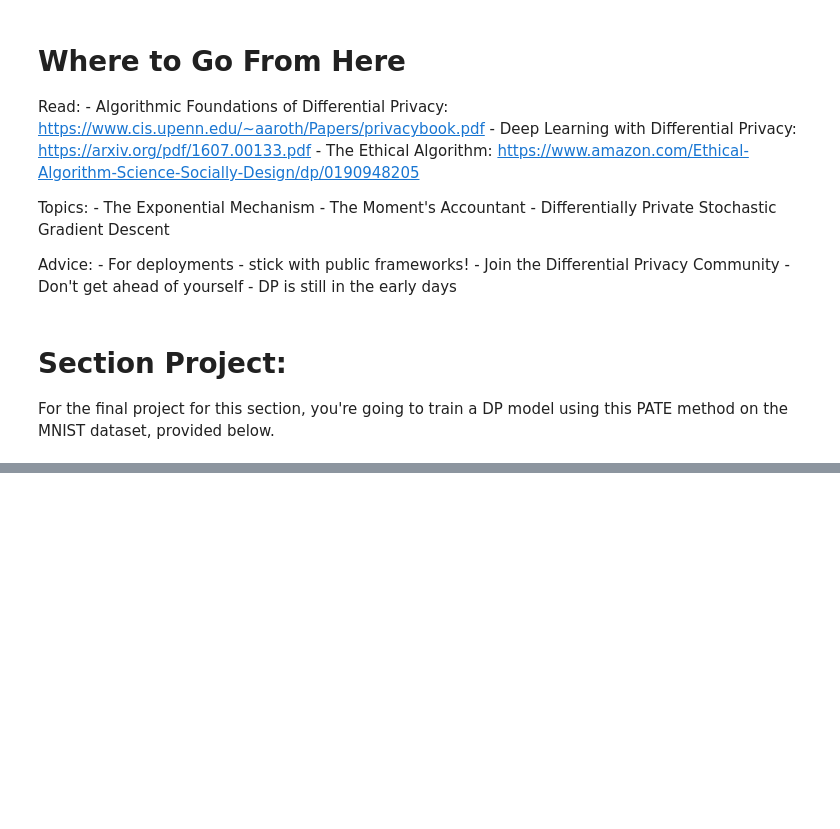
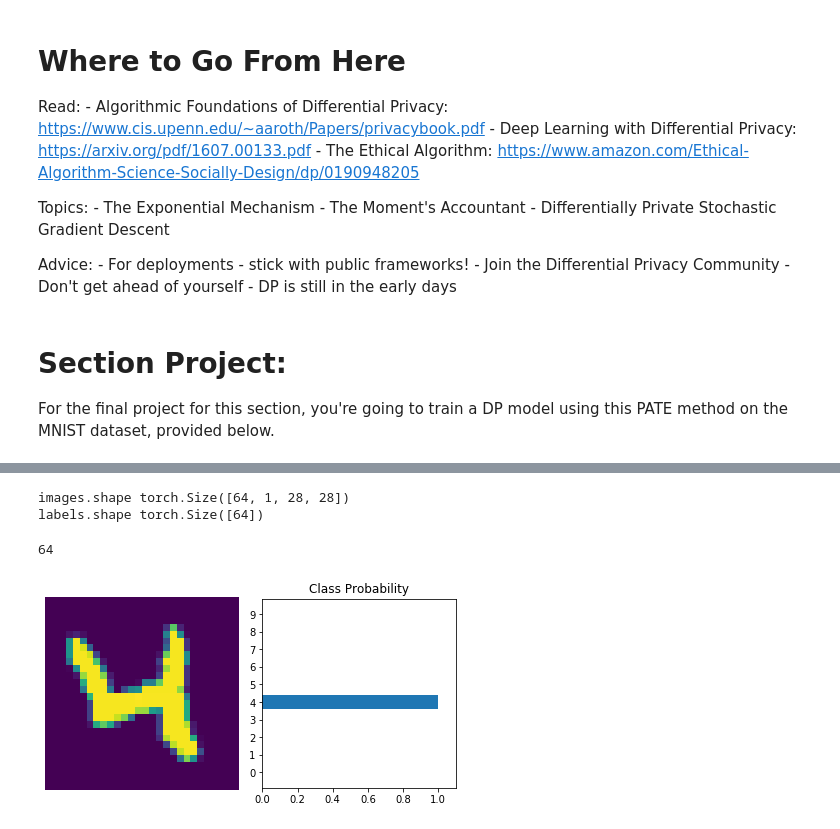
Before and after one commit to edgarinvillegas/private-ai, a Jupyter notebook: Section 1 - Differential Privacy.ipynb, the cells around one changed output, grey strips where cells are left out. Saved outputs shown, nothing was run; the diff lists cells and outputs as text; code cells hidden in the pictures; blank space fills up the shorter version.

```diff
--- a/Section 1 - Differential Privacy.ipynb
+++ b/Section 1 - Differential Privacy.ipynb
@@ -616,0 +605,15 @@ Done!
+# %%
+# import torchvision.datasets as datasets
+from torchvision import transforms, datasets
+
+# Define a transform to normalize the data
+transform = transforms.Compose([
+    transforms.ToTensor()
+    #transforms.Normalize((0.5, 0.5, 0.5), (0.5, 0.5, 0.5))
+])
+
+# mnist_trainset = datasets.MNIST(root='./data', train=True, download=True, transform=None)
+mnist_trainset = datasets.MNIST(root='./data', train=True, download=True, transform=transform)
+mnist_testset = datasets.MNIST(root='./data', train=False, download=True, transform=transform)
+
+mnist_testset
@@ -622,0 +738,6 @@ test_targets = mnist_trainset.test_labels
+# %%
+trainloader = torch.utils.data.DataLoader(mnist_trainset, batch_size=64, shuffle=False)
+testloader = torch.utils.data.DataLoader(mnist_testset, batch_size=64, shuffle=False)
+
+model1 = Classifier()
+model1.train_and_test(trainloader, testloader)
@@ -622,0 +747,22 @@ test_targets = mnist_trainset.test_labels
+# %%
+%matplotlib inline
+import helper
+
+images, labels = next(iter(trainloader))
+print('images.shape', images.shape)
+print('labels.shape', labels.shape)
+
+img = images[20] #.view(1, 784)
+# Turn off gradients to speed up this part
+with torch.no_grad():
+    logps = model1.forward(img)
+
+# Output of the network are logits, need to take softmax for probabilities
+ps = torch.exp(logps)
+helper.view_classify(img.view(1, 28, 28), ps)
+len(images)
+# %% [output]
+images.shape torch.Size([64, 1, 28, 28])
+labels.shape torch.Size([64])
+64
+[figure, added]
```
Also changed, not shown: parts of 16 cells of this notebook, 2 other files.
